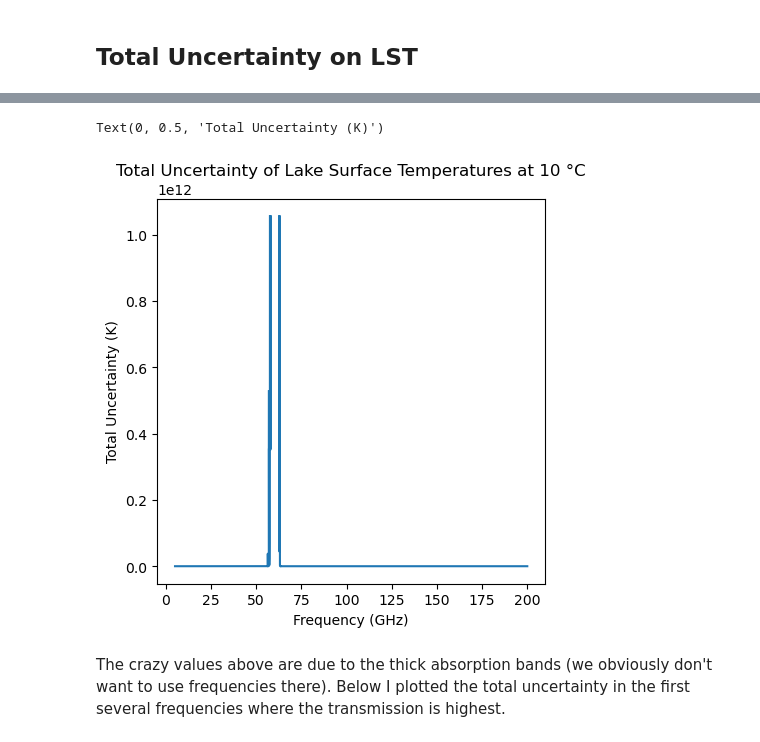
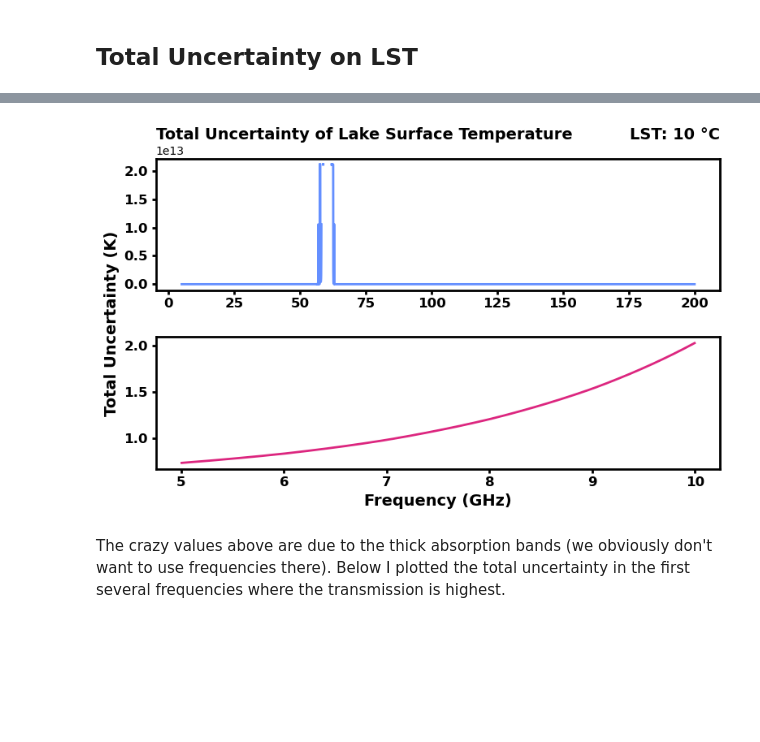
Before and after one commit to larantt/clim485_project, a Jupyter notebook: Final Project.ipynb, the cells around one changed output, grey strips where cells are left out. Saved outputs shown, nothing was run; the diff lists cells and outputs as text; code cells hidden in the pictures; blank space fills up the shorter version.

```diff
--- a/Final Project.ipynb
+++ b/Final Project.ipynb
@@ -17,0 +44,4 @@ df_wv_gases = read_text_file("mw_gas_absorption.txt", col_names = ['freq_GHz', '
+# %%
+## LOAD IN DATA ##
+df_liq_water = pfs.read_text_file("liquid_cloud_ka_0degC.txt", col_names = ['freq_GHz', 'mass_abs'])
+df_wv_gases = pfs.read_text_file("mw_gas_absorption.txt", col_names = ['freq_GHz', 'dry_air_tau', 'wv_abs'])
@@ -99,15 +147,17 @@ Text(0, 0.5, '$\\frac{\\partial T_b}{\\partial LST}$')
 # %% [markdown]
 ## Sensitivity of Brightness Temperature to LWP
 # %%
-lst = 10
-delta_lwp = 0.001
-lwp = 0.1 # lake-effect cloud exmaple
-dtb_dlwp_Rv, dtb_dlwp_Rh = tb_sensitivity_lwp(lst, lwp, delta_lwp, freq, df_liq_water, df_wv_gases)
+dtb_dlwp_Rv, dtb_dlwp_Rh = pfs.tb_sensitivity_lwp(LST_SUMMER, LWP_LE,
+                                 DELTA_LWP, FREQS, df_liq_water, df_wv_gases)
 
-fig, ax = plt.subplots(1, 1, figsize = (5,5))
-ax.plot(freq, dtb_dlwp_Rv)
+fig5, ax5 = plt.subplots(1, 1, figsize = (12,5))
+ax5.plot(FREQS, dtb_dlwp_Rv,lw=2, c=IBM_BLUE)
 
-ax.set_title("Sensitivity of Brightness Temperature to Liquid Water Path at 10 \u00B0C")
-ax.set_xlabel("Frequency (GHz)")
-ax.set_ylabel(r"$\frac{\partial T_b}{\partial LWP}$", rotation = 0, fontsize = 15)
+ax5.set_title("Sensitivity of Brightness Temperature to Liquid Water Path",
+                fontweight='bold',fontsize=14,loc='left')
+ax5.set_title(f"LWP: {LWP_LE} kg/m^2",fontweight='bold',fontsize=14,loc='right')
+ax5.set_xlabel("Frequency (GHz)",fontweight='bold',fontsize=14)
+ax5.set_ylabel(r"$\mathbf{\frac{\partial T_b}{\partial LWP}}$    ",
+                rotation = 0, fontsize = 19, fontweight='bold')
+bold_axes(ax5)
 # %% [output]
@@ -122,18 +167,22 @@ display(Image(filename = 'Uncertainty.jpg', width = 500, height = 500))
 # %%
-NEDT = 0.3
-delta_LWP = 0.1
-total_uncert = total_uncertainty(NEDT, dtb_dlst_Rv, dtb_dlwp_Rv, delta_LWP)
+total_uncert = pfs.total_uncertainty(NEDT, dtb_dlst_Rv, dtb_dlwp_Rv, DELTA_LWP)
 
-fig, ax = plt.subplots(1, 1, figsize = (5,5))
-ax.plot(freq, total_uncert)
+fig6, (ax6a,ax6b) = plt.subplots(2, 1, figsize = (8,5))
+ax6a.plot(FREQS, total_uncert,lw=2,c=IBM_BLUE)
+ax6b.plot(FREQS[:500], total_uncert[:500],lw=2,c=IBM_PINK)
 
+ax6a.set_title("Total Uncertainty of Lake Surface Temperature",
+                fontweight='bold',fontsize=14,loc='left')
+ax6a.set_title(f"LST: {LST_SUMMER} \u00B0C",fontweight='bold',fontsize=14,loc='right')
 
-ax.set_title("Total Uncertainty of Lake Surface Temperatures at 10 \u00B0C")
-ax.set_xlabel("Frequency (GHz)")
-ax.set_ylabel("Total Uncertainty (K)")
+ax6b.set_xlabel("Frequency (GHz)",fontweight='bold',fontsize=14)
+ax6b.set_ylabel("Total Uncertainty (K)",fontweight='bold',fontsize=14,y=1.1)
+
+[bold_axes(ax) for ax in [ax6a,ax6b]]
+
+fig6.tight_layout()
 # %% [output]
-Text(0, 0.5, 'Total Uncertainty (K)')
-[figure, old version]
+[figure, new version]
 # %% [markdown]
 The crazy values above are due to the thick absorption bands (we obviously don't want to use frequencies there). Below I plotted the total uncertainty in the first several frequencies where the transmission is highest.
 # %%
```
Also changed, not shown: parts of 17 cells of this notebook, 1 other file.
